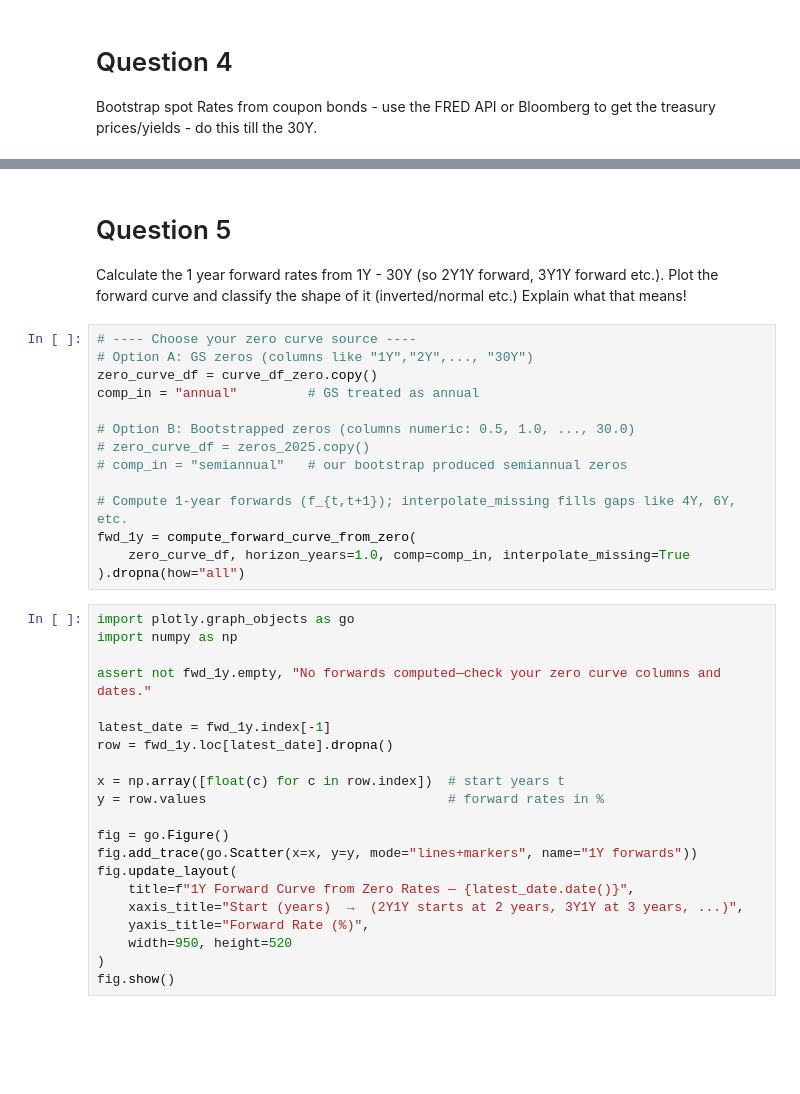
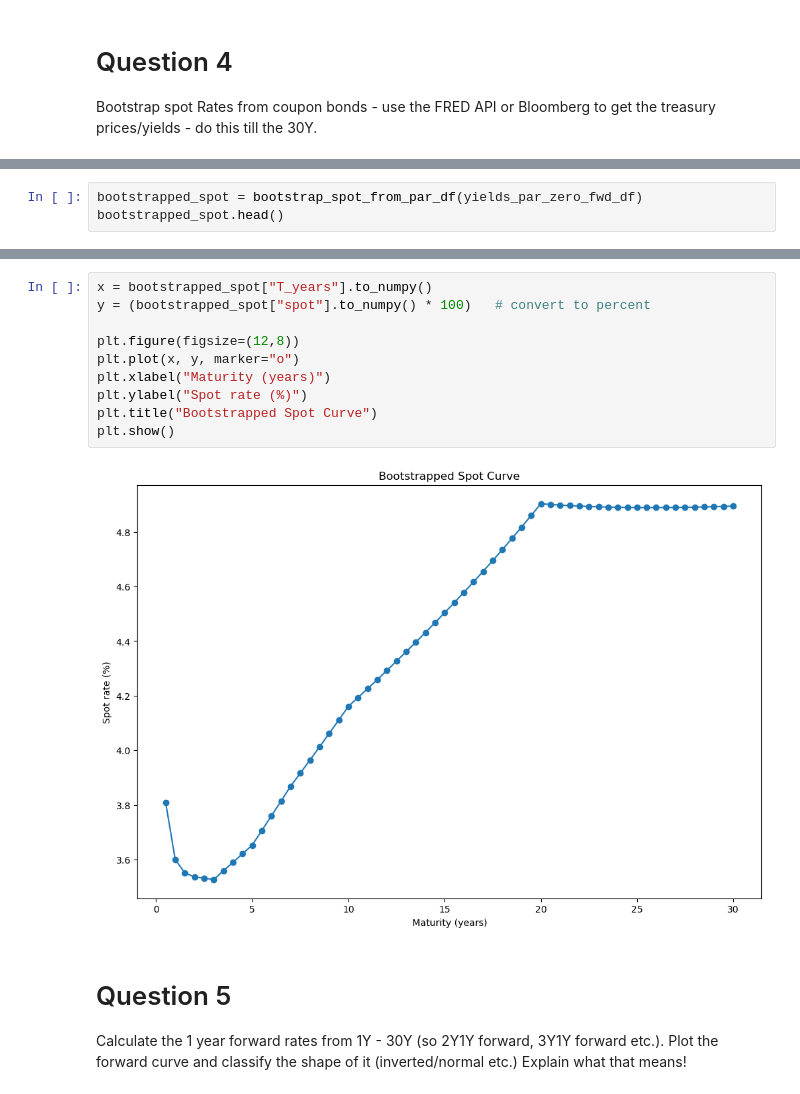
Before and after one commit to anjaliadap/Financial-Markets-and-Modeling, a Jupyter notebook: HW2/Anjali_Adap_HW2.ipynb, the cells around one changed output, grey strips where cells are left out. Cells and saved outputs as stored; diff of their text form; blank space fills up the shorter version.

```diff
--- a/HW2/Anjali_Adap_HW2.ipynb
+++ b/HW2/Anjali_Adap_HW2.ipynb
@@ -902,0 +640,3 @@ fig.show()
+# %%
+bootstrapped_spot = bootstrap_spot_from_par_df(yields_par_zero_fwd_df)
+bootstrapped_spot.head()
@@ -903,38 +650,15 @@ fig.show()
+# %%
+x = bootstrapped_spot["T_years"].to_numpy()
+y = (bootstrapped_spot["spot"].to_numpy() * 100)   # convert to percent
+
+plt.figure(figsize=(12,8))
+plt.plot(x, y, marker="o")
+plt.xlabel("Maturity (years)")
+plt.ylabel("Spot rate (%)")
+plt.title("Bootstrapped Spot Curve")
+plt.show()
+# %% [output]
+[figure, added]
 # %% [markdown]
 # Question 5
 Calculate the 1 year forward rates from 1Y - 30Y (so 2Y1Y forward, 3Y1Y forward etc.). Plot the forward curve and classify the shape of it (inverted/normal etc.) Explain what that means!
-# %%
-# ---- Choose your zero curve source ----
-# Option A: GS zeros (columns like "1Y","2Y",..., "30Y")
-zero_curve_df = curve_df_zero.copy()
-comp_in = "annual"         # GS treated as annual
-
-# Option B: Bootstrapped zeros (columns numeric: 0.5, 1.0, ..., 30.0)
-# zero_curve_df = zeros_2025.copy()
-# comp_in = "semiannual"   # our bootstrap produced semiannual zeros
-
-# Compute 1-year forwards (f_{t,t+1}); interpolate_missing fills gaps like 4Y, 6Y, etc.
-fwd_1y = compute_forward_curve_from_zero(
-    zero_curve_df, horizon_years=1.0, comp=comp_in, interpolate_missing=True
-).dropna(how="all")
-# %%
-import plotly.graph_objects as go
-import numpy as np
-
-assert not fwd_1y.empty, "No forwards computed—check your zero curve columns and dates."
-
-latest_date = fwd_1y.index[-1]
-row = fwd_1y.loc[latest_date].dropna()
-
-x = np.array([float(c) for c in row.index])  # start years t
-y = row.values                               # forward rates in %
-
-fig = go.Figure()
-fig.add_trace(go.Scatter(x=x, y=y, mode="lines+markers", name="1Y forwards"))
-fig.update_layout(
-    title=f"1Y Forward Curve from Zero Rates — {latest_date.date()}",
-    xaxis_title="Start (years)  →  (2Y1Y starts at 2 years, 3Y1Y at 3 years, ...)",
-    yaxis_title="Forward Rate (%)",
-    width=950, height=520
-)
-fig.show()
```
Also changed, not shown: parts of 25 cells of this notebook.
